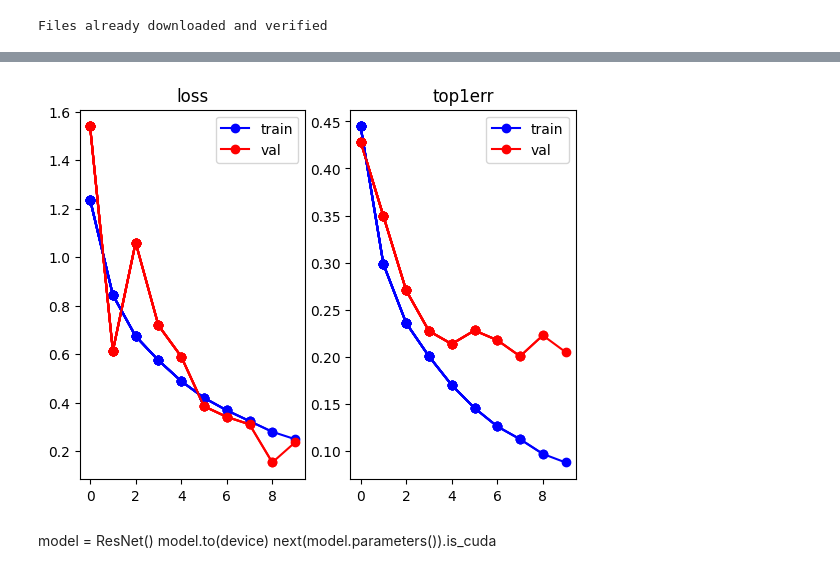
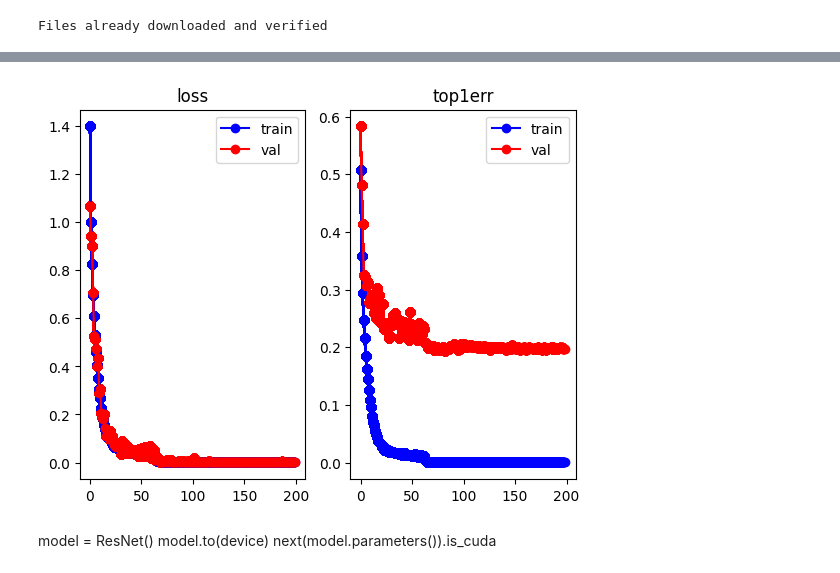
Before and after one commit to Void-fun/resnet18, a Jupyter notebook: lab1 Matveev Ivanov.ipynb, the cells around one changed output, grey strips where cells are left out. Cells and saved outputs as stored; diff of their text form; code cells hidden in the pictures.

Commit message:
200 epoches and batch_size 512

```diff
--- a/lab1 Matveev Ivanov.ipynb
+++ b/lab1 Matveev Ivanov.ipynb
@@ -7,7 +7,7 @@ torch.cuda.is_available()
 # %% [output]
 True
 # %%
-batch_size=64
+batch_size=512
 # %%
 device = torch.device('cuda') if torch.cuda.is_available() else torch.device('cpu')
 # %%
@@ -145,7 +145,7 @@ fig = plt.figure()
 ax0 = fig.add_subplot(121, title="loss")
 ax1 = fig.add_subplot(122, title="top1err")
 
-for epoch in range(10):
+for epoch in range(200):
   # optimizer = optim_scheduler(epoch)
   running_loss = 0
   running_corrects = 0
@@ -218,4 +225,4 @@ epoch: 10, loss: 0.23622643947601318, acc: 0.7828098848085064, acc2: 0.7951
-[figure, old version]
+[figure, new version]
 # %%
 torch.cuda.empty_cache()
 # %% [markdown]
```
Also changed, not shown: parts of 1 cell of this notebook.
